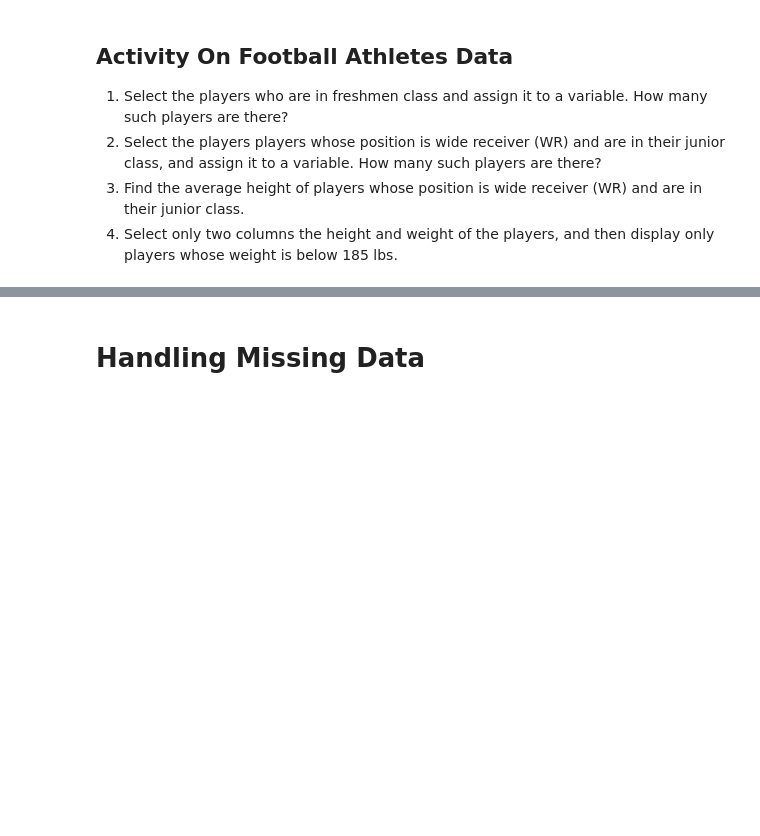
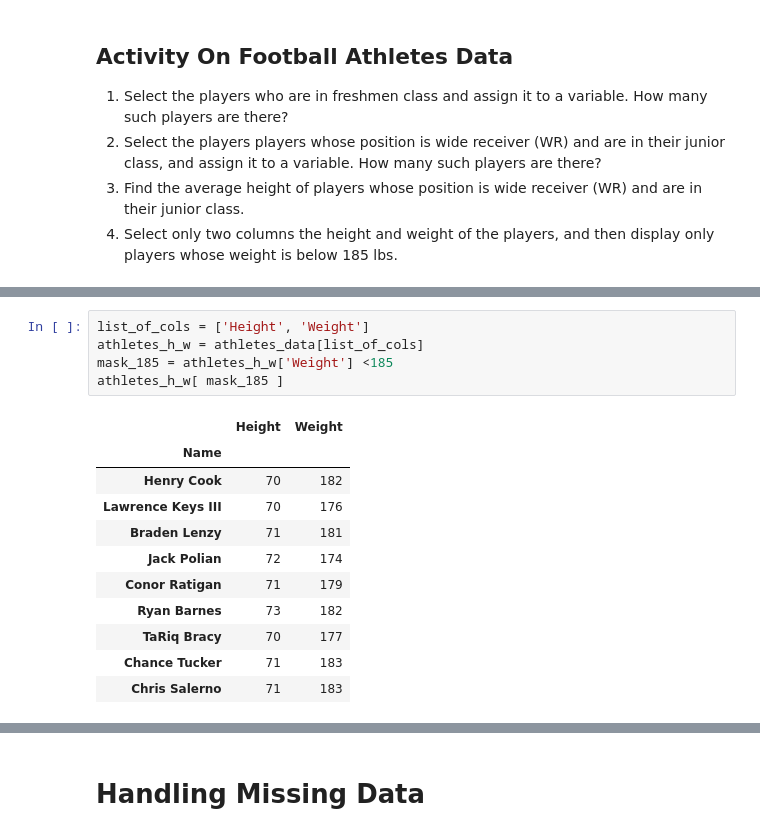
Before and after one commit to ssomanch/ITAO30210_Fall_2021, a Jupyter notebook: Lecture_11_Pandas_Masking_Missing_Data_Sep_28.ipynb, the cells around one changed output, grey strips where cells are left out. Drawn from its saved outputs; the diff is of its cells as text; blank space fills up the shorter version.

```diff
--- a/Lecture_11_Pandas_Masking_Missing_Data_Sep_28.ipynb
+++ b/Lecture_11_Pandas_Masking_Missing_Data_Sep_28.ipynb
@@ -51,0 +188,17 @@ athletes_data.head()
+# %%
+list_of_cols = ['Height', 'Weight']
+athletes_h_w = athletes_data[list_of_cols]
+mask_185 = athletes_h_w['Weight'] <185
+athletes_h_w[ mask_185 ]
+# %% [output]
+|  | Height | Weight |
+| Name |  |  |
+| Henry Cook | 70 | 182 |
+| Lawrence Keys III | 70 | 176 |
+| Braden Lenzy | 71 | 181 |
+| Jack Polian | 72 | 174 |
+| Conor Ratigan | 71 | 179 |
+| Ryan Barnes | 73 | 182 |
+| TaRiq Bracy | 70 | 177 |
+| Chance Tucker | 71 | 183 |
+| Chris Salerno | 71 | 183 |
```
Also changed, not shown: parts of 53 cells of this notebook.
